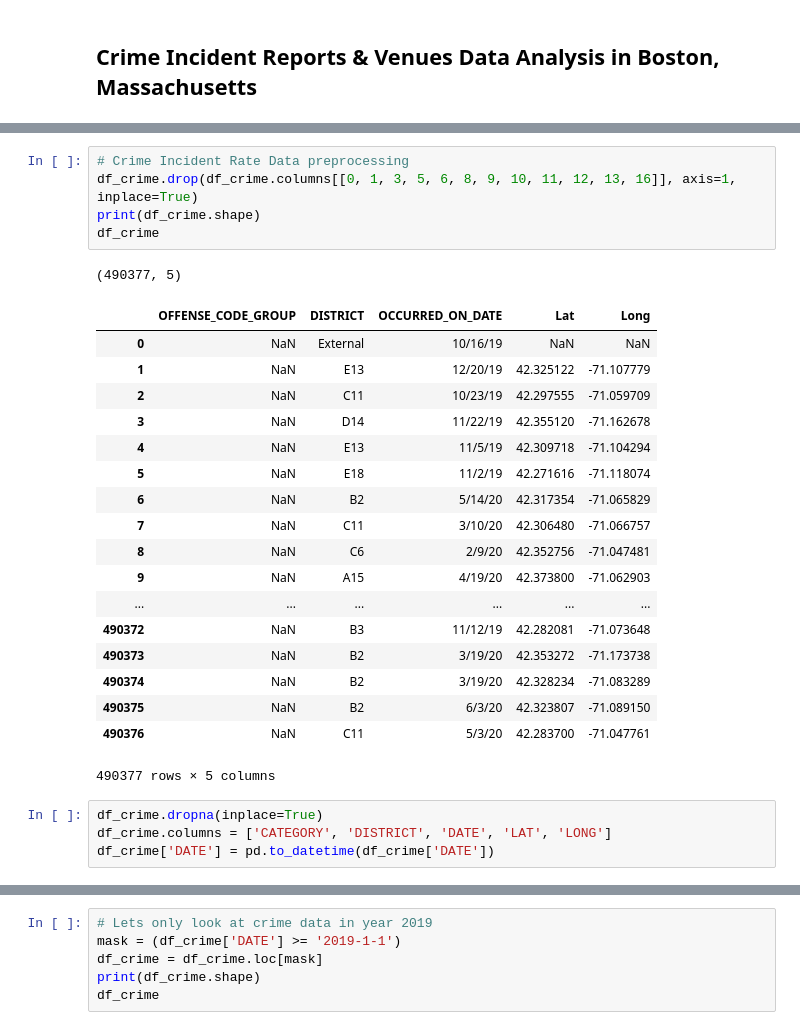
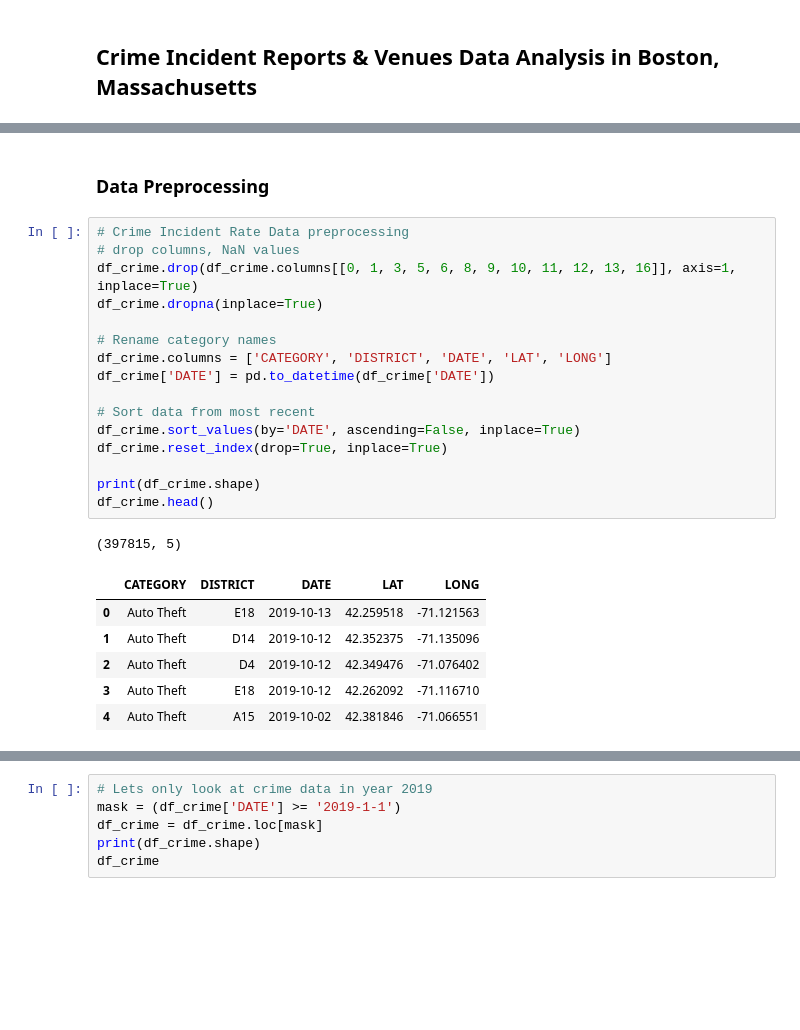
Before and after one commit to bcjwong/Coursera_Capstone, a Jupyter notebook: Applied Data Science Capstone Project.ipynb, the cells around one changed output, grey strips where cells are left out. Saved outputs shown, nothing was run; the diff lists cells and outputs as text; blank space fills up the shorter version.

```diff
--- a/Applied Data Science Capstone Project.ipynb
+++ b/Applied Data Science Capstone Project.ipynb
@@ -38,32 +41,29 @@ df_crime.head()
 | 2 | I92097173 | 3115 | NaN | INVESTIGATE PERSON | C11 | 355 | ... |
 | 3 | I92094519 | 3126 | NaN | WARRANT ARREST - OUTSIDE OF BOSTO... | D14 | 765 | ... |
 | 4 | I92089785 | 3005 | NaN | SICK ASSIST | E13 | 574 | ... |
+# %% [markdown]
+### Data Preprocessing
 # %%
 # Crime Incident Rate Data preprocessing
+# drop columns, NaN values
 df_crime.drop(df_crime.columns[[0, 1, 3, 5, 6, 8, 9, 10, 11, 12, 13, 16]], axis=1, inplace=True)
+df_crime.dropna(inplace=True)
+
+# Rename category names
+df_crime.columns = ['CATEGORY', 'DISTRICT', 'DATE', 'LAT', 'LONG']
+df_crime['DATE'] = pd.to_datetime(df_crime['DATE'])
+
+# Sort data from most recent
+df_crime.sort_values(by='DATE', ascending=False, inplace=True)
+df_crime.reset_index(drop=True, inplace=True)
+
 print(df_crime.shape)
-df_crime
+df_crime.head()
 # %% [output]
-(490377, 5)
+(397815, 5)
-|  | OFFENSE_CODE_GROUP | DISTRICT | OCCURRED_ON_DATE | Lat | Long |
-| 0 | NaN | External | 10/16/19 | NaN | NaN |
-| 1 | NaN | E13 | 12/20/19 | 42.325122 | -71.107779 |
-| 2 | NaN | C11 | 10/23/19 | 42.297555 | -71.059709 |
-| 3 | NaN | D14 | 11/22/19 | 42.355120 | -71.162678 |
-| 4 | NaN | E13 | 11/5/19 | 42.309718 | -71.104294 |
-| 5 | NaN | E18 | 11/2/19 | 42.271616 | -71.118074 |
-| 6 | NaN | B2 | 5/14/20 | 42.317354 | -71.065829 |
-| 7 | NaN | C11 | 3/10/20 | 42.306480 | -71.066757 |
-| 8 | NaN | C6 | 2/9/20 | 42.352756 | -71.047481 |
-| 9 | NaN | A15 | 4/19/20 | 42.373800 | -71.062903 |
-| ... | ... | ... | ... | ... | ... |
-| 490372 | NaN | B3 | 11/12/19 | 42.282081 | -71.073648 |
-| 490373 | NaN | B2 | 3/19/20 | 42.353272 | -71.173738 |
-| 490374 | NaN | B2 | 3/19/20 | 42.328234 | -71.083289 |
-| 490375 | NaN | B2 | 6/3/20 | 42.323807 | -71.089150 |
-| 490376 | NaN | C11 | 5/3/20 | 42.283700 | -71.047761 |
+|  | CATEGORY | DISTRICT | DATE | LAT | LONG |
+| 0 | Auto Theft | E18 | 2019-10-13 | 42.259518 | -71.121563 |
+| 1 | Auto Theft | D14 | 2019-10-12 | 42.352375 | -71.135096 |
+| 2 | Auto Theft | D4 | 2019-10-12 | 42.349476 | -71.076402 |
+| 3 | Auto Theft | E18 | 2019-10-12 | 42.262092 | -71.116710 |
+| 4 | Auto Theft | A15 | 2019-10-02 | 42.381846 | -71.066551 |
-490377 rows × 5 columns
-# %%
-df_crime.dropna(inplace=True)
-df_crime.columns = ['CATEGORY', 'DISTRICT', 'DATE', 'LAT', 'LONG']
-df_crime['DATE'] = pd.to_datetime(df_crime['DATE'])
```
Also changed, not shown: parts of 41 cells of this notebook.
